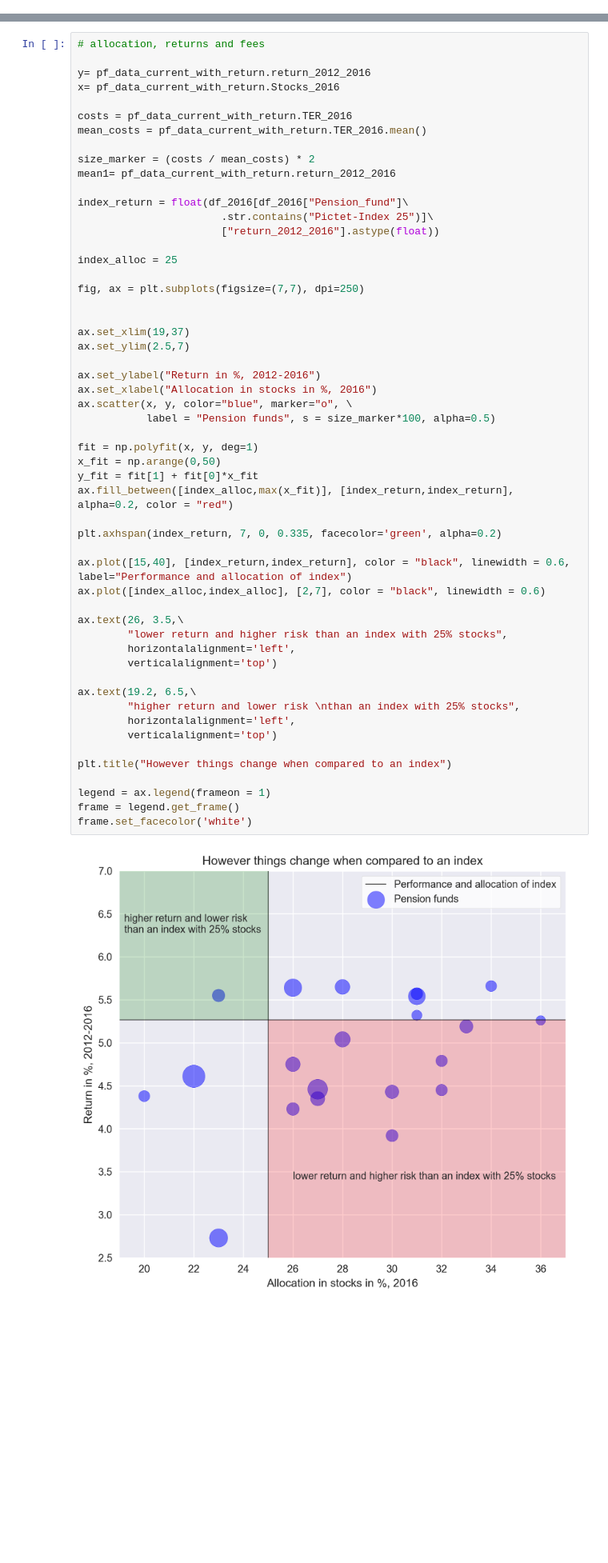
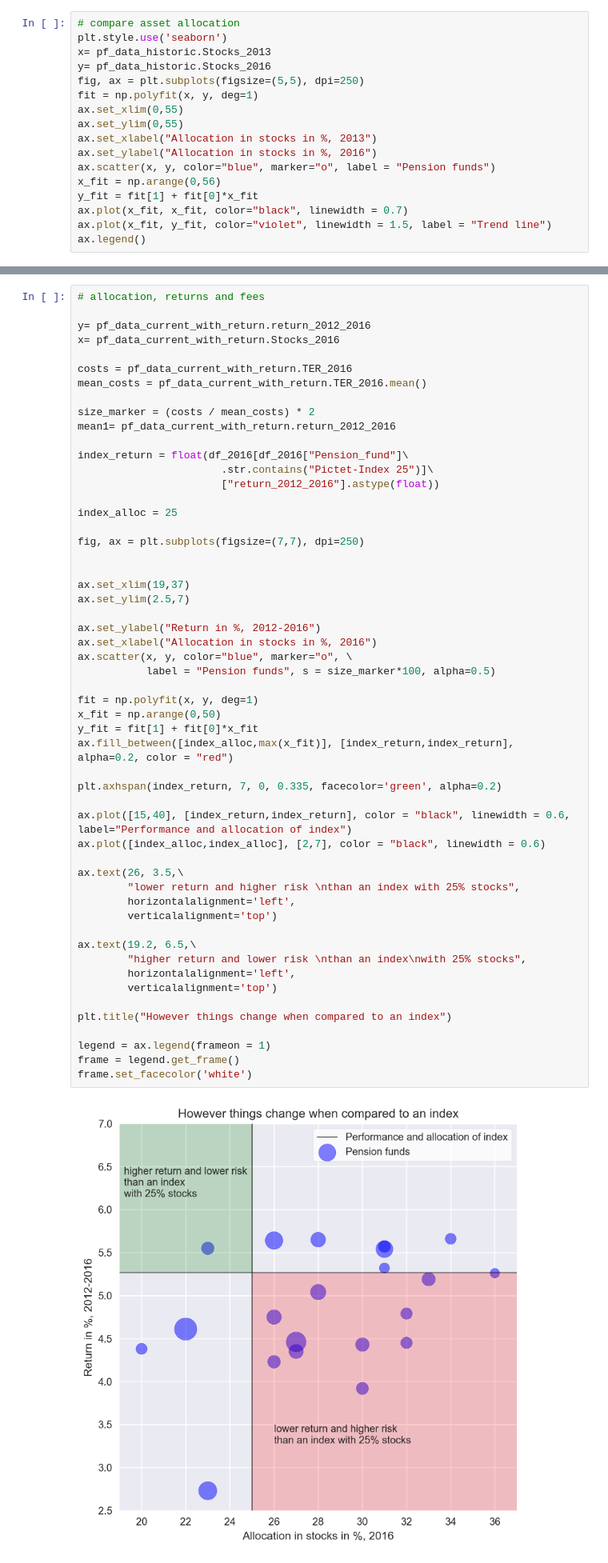
Before and after one commit to wonderfulexperience/data-studio-projects, a Jupyter notebook: code/Project_2/Swiss Pension funds.ipynb, the cells around one changed output, grey strips where cells are left out. Shown at 80% size. Cells and saved outputs as stored; diff of their text form; blank space fills up the shorter version.

```diff
--- a/code/Project_2/Swiss Pension funds.ipynb
+++ b/code/Project_2/Swiss Pension funds.ipynb
@@ -44,0 +45,17 @@ ax.legend()
+# %%
+# compare asset allocation
+plt.style.use('seaborn')
+x= pf_data_historic.Stocks_2013
+y= pf_data_historic.Stocks_2016
+fig, ax = plt.subplots(figsize=(5,5), dpi=250)
+fit = np.polyfit(x, y, deg=1)
+ax.set_xlim(0,55)
+ax.set_ylim(0,55)
+ax.set_xlabel("Allocation in stocks in %, 2013")
+ax.set_ylabel("Allocation in stocks in %, 2016")
+ax.scatter(x, y, color="blue", marker="o", label = "Pension funds")
+x_fit = np.arange(0,56)
+y_fit = fit[1] + fit[0]*x_fit
+ax.plot(x_fit, x_fit, color="black", linewidth = 0.7)
+ax.plot(x_fit, y_fit, color="violet", linewidth = 1.5, label = "Trend line")
+ax.legend()
@@ -175,33 +217,33 @@ ax.set_ylim(2.5,7)
 
 ax.set_ylabel("Return in %, 2012-2016")
 ax.set_xlabel("Allocation in stocks in %, 2016")
 ax.scatter(x, y, color="blue", marker="o", \
            label = "Pension funds", s = size_marker*100, alpha=0.5)
 
 fit = np.polyfit(x, y, deg=1)
 x_fit = np.arange(0,50)
 y_fit = fit[1] + fit[0]*x_fit
 ax.fill_between([index_alloc,max(x_fit)], [index_return,index_return], alpha=0.2, color = "red")
 
 plt.axhspan(index_return, 7, 0, 0.335, facecolor='green', alpha=0.2)
 
 ax.plot([15,40], [index_return,index_return], color = "black", linewidth = 0.6, label="Performance and allocation of index")
 ax.plot([index_alloc,index_alloc], [2,7], color = "black", linewidth = 0.6)
 
 ax.text(26, 3.5,\
-        "lower return and higher risk than an index with 25% stocks",
+        "lower return and higher risk \nthan an index with 25% stocks",
         horizontalalignment='left',
         verticalalignment='top')
 
 ax.text(19.2, 6.5,\
-        "higher return and lower risk \nthan an index with 25% stocks",
+        "higher return and lower risk \nthan an index\nwith 25% stocks",
         horizontalalignment='left',
         verticalalignment='top')
 
 plt.title("However things change when compared to an index")
 
 legend = ax.legend(frameon = 1)
 frame = legend.get_frame()
 frame.set_facecolor('white')
 # %% [output]
-[figure, old version]
+[figure, new version]
```
Also changed, not shown: parts of 14 cells of this notebook, 41 other files.
